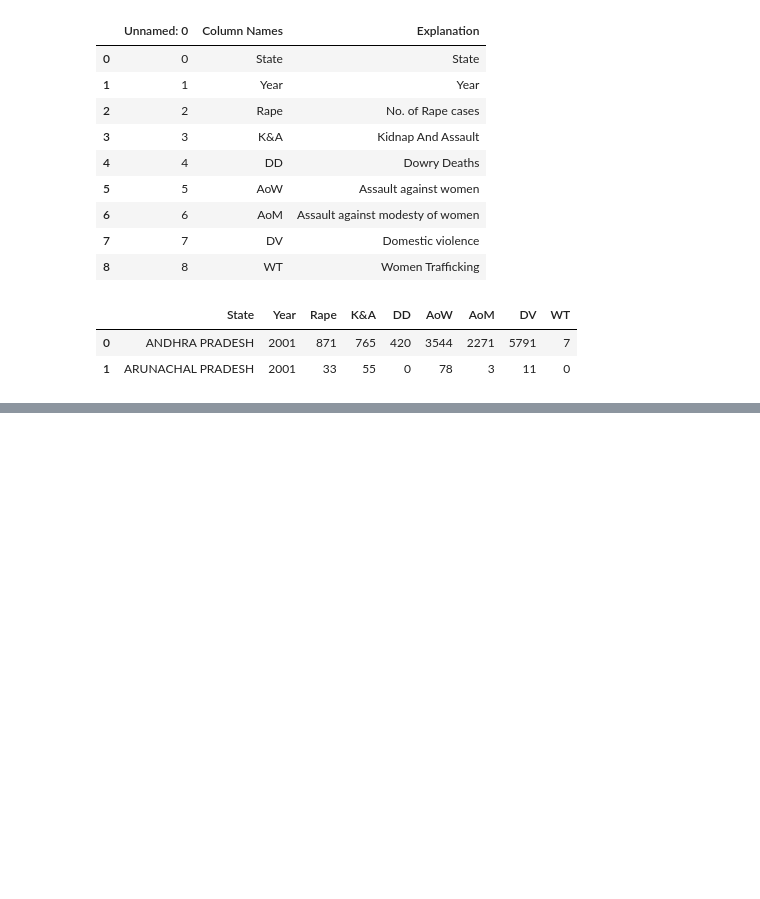
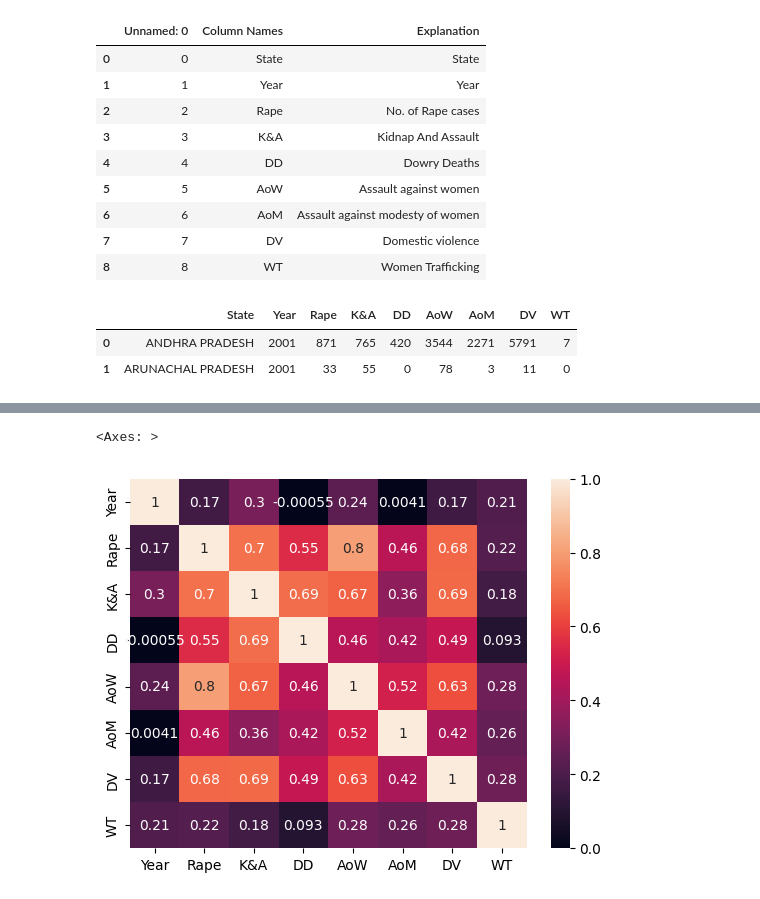
Before and after one commit to pain459/LP, a Jupyter notebook: projects/data_analysis_projects/crimes_against_women/workbook.ipynb, the cells around one changed output, grey strips where cells are left out. Cells and saved outputs as stored; diff of their text form; code cells hidden in the pictures; blank space fills up the shorter version.

```diff
--- a/projects/data_analysis_projects/crimes_against_women/workbook.ipynb
+++ b/projects/data_analysis_projects/crimes_against_women/workbook.ipynb
@@ -48,0 +58,5 @@ df.describe()
+# %%
+sns.heatmap(df.drop(columns='State').corr(),annot=True)
+# %% [output]
+<Axes: >
+[figure, added]
```
Also changed, not shown: parts of 9 cells of this notebook.
